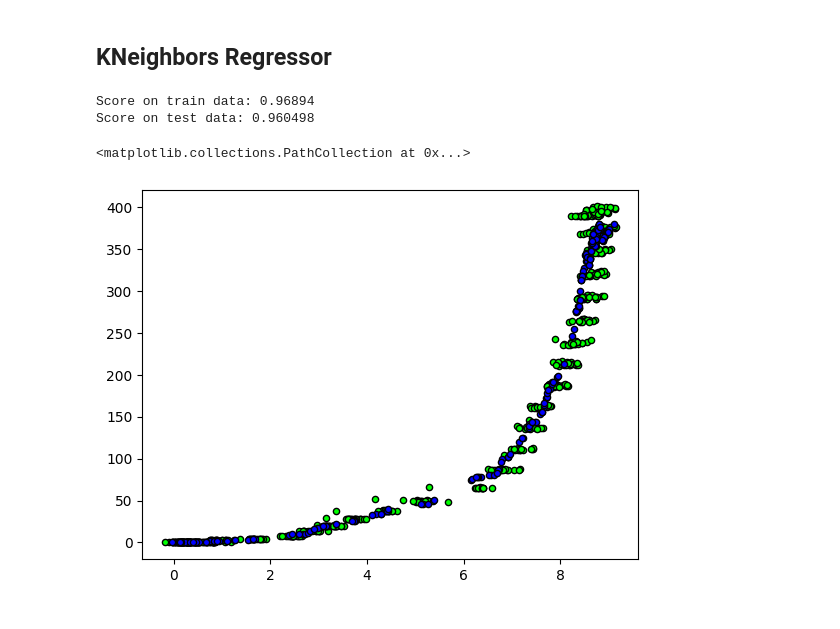
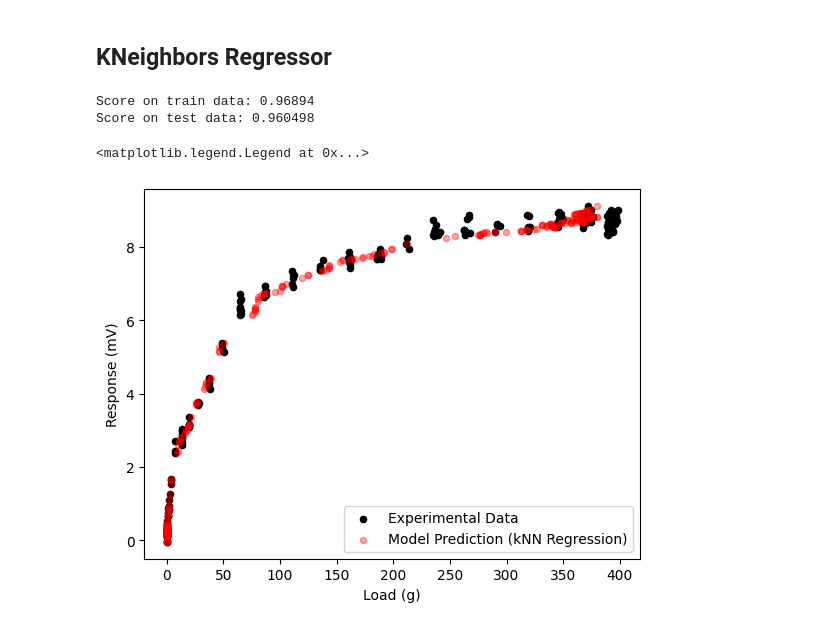
Before and after one commit to asennain/pvc-gels, a Jupyter notebook: machine_learning/Introduction to Machine Learning with Python.ipynb, the cells around one changed output. Cells and saved outputs as stored; diff of their text form; code cells hidden in the pictures.

```diff
--- a/machine_learning/Introduction to Machine Learning with Python.ipynb
+++ b/machine_learning/Introduction to Machine Learning with Python.ipynb
@@ -297,29 +300,32 @@ Score on test data: 0.931637
 # %%
 from sklearn.model_selection import train_test_split
 from sklearn.neighbors import KNeighborsRegressor
 import matplotlib.pyplot as plt
 
 response_vs_time_df_renamed["Response (mV)"]
 response_vs_time_df_renamed["Load (g)"]
 
 # # Split the test data between a training a test set and shuffle randomly the same way each time
 X_train, X_test, y_train, y_test = train_test_split(response, load, random_state=42)
 
 # # Instantiate class object (making an instance of the class object)
 first_tree = KNeighborsRegressor(n_neighbors=30)
 
 # # Establish the model using the train data
 first_tree.fit(X_train, y_train)
 
 # Test the model that was created using the train data and see how it predicts the train output and test data output
 print(f"Score on train data: {round(first_tree.score(X_train, y_train), 6)}")
 print(f"Score on test data: {round(first_tree.score(X_test, y_test), 6)}")
 
 plt.figure()
-plt.scatter(X_train, y_train, s=20, edgecolor="black", c="lime", label="data")
-plt.scatter(X_test, first_tree.predict(X_test), s=20, edgecolor="black", c="blue", label="data")
+plt.scatter(y_test, X_test, s=20, c="black", label="data")
+plt.scatter(first_tree.predict(X_test), X_test, s=20, alpha = 0.35, c="red", label="data")
+plt.ylabel("Response (mV)")
+plt.xlabel("Load (g)")
+plt.legend(["Experimental Data", "Model Prediction (kNN Regression)"])
 # %% [output]
 Score on train data: 0.96894
 Score on test data: 0.960498
-<matplotlib.collections.PathCollection at 0x...>
+<matplotlib.legend.Legend at 0x...>
-[figure, old version]
+[figure, new version]
```
Also changed, not shown: parts of 2 cells of this notebook, 1 other file.
